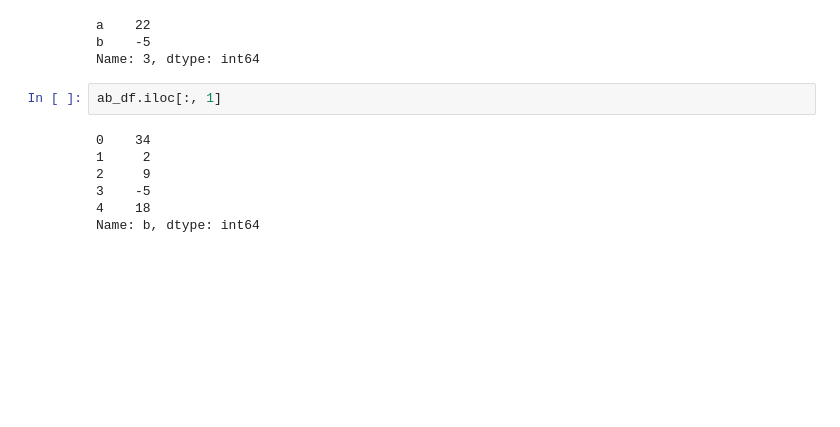
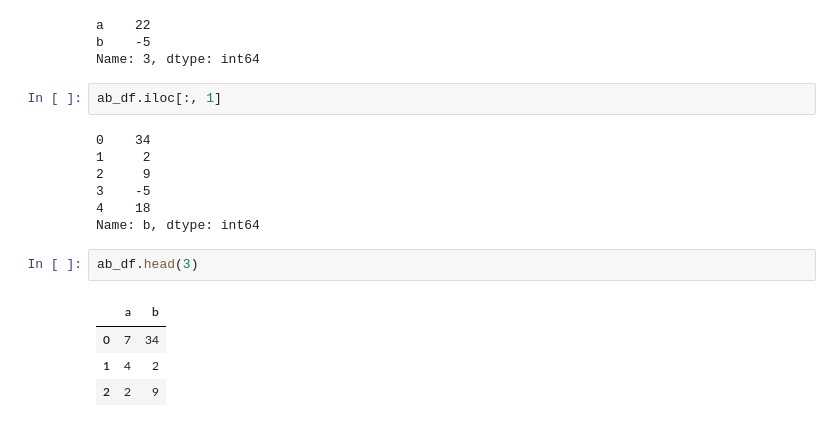
Before and after one commit to datatalking/Springer_Python_Marketing_Analytics, a Jupyter notebook: Part_One/Chapter_Two.ipynb, the cells around one changed output. Drawn from its saved outputs; the diff is of its cells as text; blank space fills up the shorter version.

```diff
--- a/Part_One/Chapter_Two.ipynb
+++ b/Part_One/Chapter_Two.ipynb
@@ -821,3 +821,10 @@ ab_df.iloc[:, 1]
 3    -5
 4    18
 Name: b, dtype: int64
+# %%
+ab_df.head(3)
+# %% [output]
+|  | a | b |
+| 0 | 7 | 34 |
+| 1 | 4 | 2 |
+| 2 | 2 | 9 |
```
